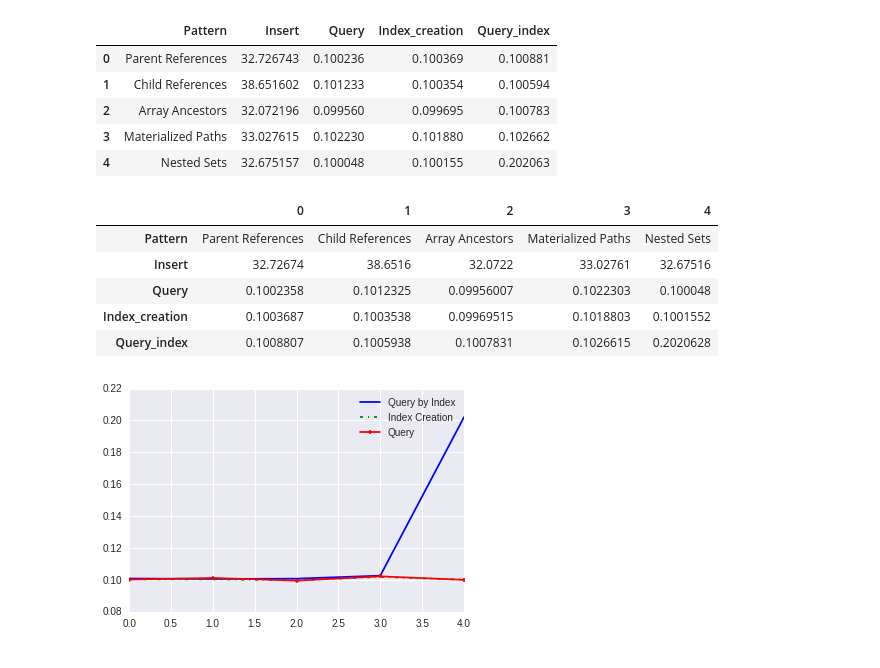
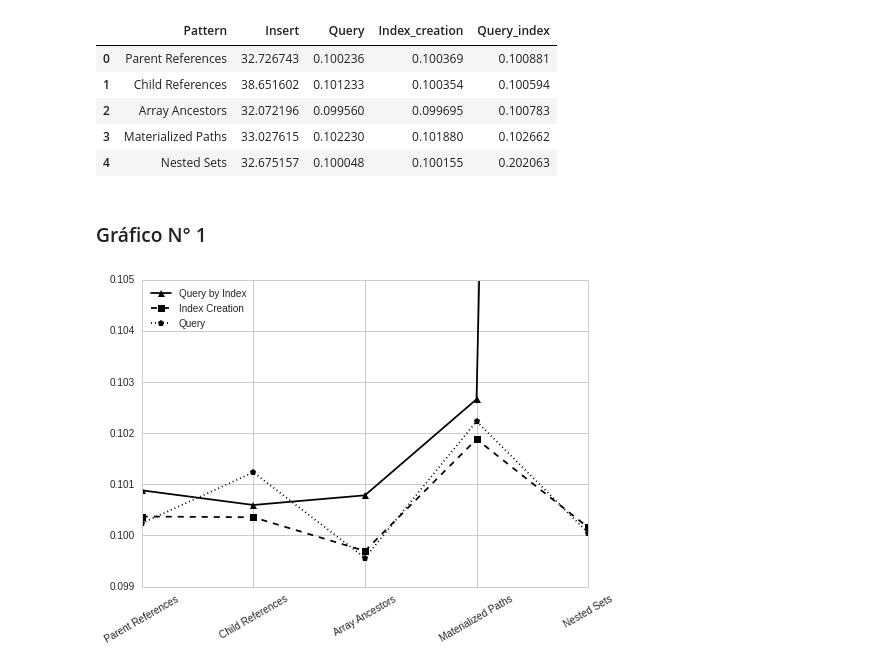
Before and after one commit to miltonlab/pyresearch, a Jupyter notebook: trees-mongodb/Trees NOSQL MongoDB.ipynb, the cells around one changed output. Saved outputs shown, nothing was run; the diff lists cells and outputs as text; code cells hidden in the pictures.

Commit message:
first tables and figures

```diff
--- a/trees-mongodb/Trees NOSQL MongoDB.ipynb
+++ b/trees-mongodb/Trees NOSQL MongoDB.ipynb
@@ -516,24 +520,18 @@ results
 | 2 | Array Ancestors | 32.072196 | 0.099560 | 0.099695 | 0.100783 |
 | 3 | Materialized Paths | 33.027615 | 0.102230 | 0.101880 | 0.102662 |
 | 4 | Nested Sets | 32.675157 | 0.100048 | 0.100155 | 0.202063 |
-# %%
-results.T
-# %% [output]
-|  | 0 | 1 | 2 | 3 | 4 |
-| Pattern | Parent References | Child References | Array Ancestors | Materialized Paths | Nested Sets |
-| Insert | 32.72674 | 38.6516 | 32.0722 | 33.02761 | 32.67516 |
-| Query | 0.1002358 | 0.1012325 | 0.09956007 | 0.1022303 | 0.100048 |
-| Index_creation | 0.1003687 | 0.1003538 | 0.09969515 | 0.1018803 | 0.1001552 |
-| Query_index | 0.1008807 | 0.1005938 | 0.1007831 | 0.1026615 | 0.2020628 |
-# %%
-import seaborn as sea
-sea.set_style("darkgrid")
+# %% [markdown]
+### Gráfico N° 1
 # %%
-plt.plot(results.Query_index, 'b-', label="Query by Index")
+plt.plot(results.Query_index, 'k^-', label="Query by Index")
 plt.hold(True)
-plt.plot(results.Index_creation, 'g-.', label="Index Creation")
-plt.plot(results.Query, 'r.-', label="Query")
-l = plt.legend()
-#plt.hold(False)
+plt.plot(results.Index_creation, 'ks--', label="Index Creation")
+plt.plot(results.Query, 'kp:', label="Query")
+# Inreasing y limit to major visualization
+plt.ylim(0.09900, 0.105)
+# Setting pattern names at x axis
+plt.xticks([0,1,2,3,4], results.Pattern.tolist(), rotation='30')
+l = plt.legend(loc=2)
+plt.savefig('images/speeds.png')
 # %% [output]
-[figure, old version]
+[figure, new version]
```
Also changed, not shown: parts of 7 cells of this notebook, 3 other files.
